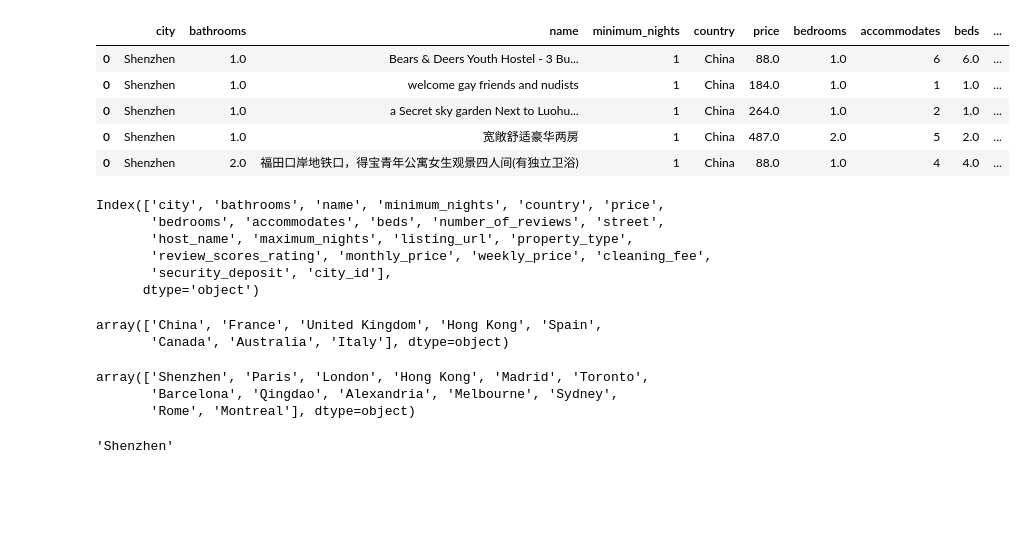
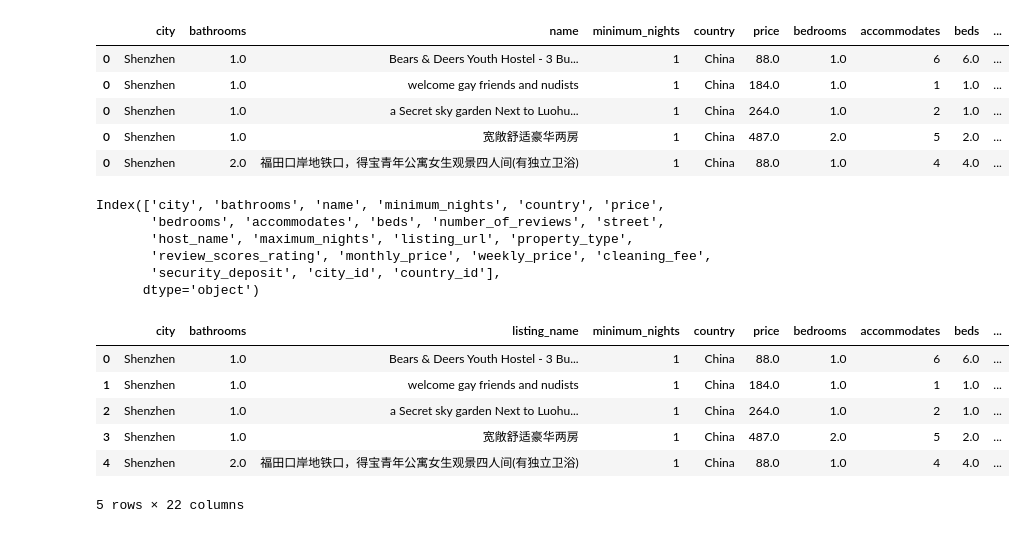
Before and after one commit to Travis-Molnoskey/ETL-Project, a Jupyter notebook: Data_Cleanup.ipynb, the cells around one changed output. Drawn from its saved outputs; the diff is of its cells as text; code cells hidden in the pictures; blank space fills up the shorter version.

```diff
--- a/Data_Cleanup.ipynb
+++ b/Data_Cleanup.ipynb
@@ -83,3 +93,13 @@ listing_df.reset_index(drop=True, inplace = True)
+# %%
+country_list = listing_df.country.unique()
+# %%
+country_id_col=[]
+for w in range(len(country_list)):
+    for t in range(len(listing_df)):
+        if listing_df['country'][t]==country_list[w] :
+            country_id_col.append(w)
+
+listing_df['country_id']=country_id_col
 # %%
 listing_df.columns
 # %% [output]
@@ -87,5 +107,5 @@ Index(['city', 'bathrooms', 'name', 'minimum_nights', 'country', 'price',
        'bedrooms', 'accommodates', 'beds', 'number_of_reviews', 'street',
        'host_name', 'maximum_nights', 'listing_url', 'property_type',
        'review_scores_rating', 'monthly_price', 'weekly_price', 'cleaning_fee',
-       'security_deposit', 'city_id'],
+       'security_deposit', 'city_id', 'country_id'],
       dtype='object')
@@ -100,21 +112,11 @@ listing_df['city_id']=city_id_col
-# %%
-listing_df.country.unique()
-# %% [output]
-array(['China', 'France', 'United Kingdom', 'Hong Kong', 'Spain',
-       'Canada', 'Australia', 'Italy'], dtype=object)
-# %%
-listing_df.city.unique()
-# %% [output]
-array(['Shenzhen', 'Paris', 'London', 'Hong Kong', 'Madrid', 'Toronto',
-       'Barcelona', 'Qingdao', 'Alexandria', 'Melbourne', 'Sydney',
-       'Rome', 'Montreal'], dtype=object)
-# %%
-country_id_col=[]
-for w in range(len(country_list)):
-    for t in range(len(listing_df)):
-        if listing_df['city'][t]==city_list[w] :
-            city_id_col.append(w)
-
-listing_df['city_id']=country_id_col
-# %% [output]
-'Shenzhen'
+# %%
+output_df = listing_df.rename(columns = {'name':'listing_name','street':'location_name','accomodates':'capacity','weekly_price':'price_weekly','monthly_price':'price_monthly','security_deposit':'deposit','review_scores_rating':'review_rating'})
+output_df.head()
+# %% [output]
+|  | city | bathrooms | listing_name | minimum_nights | country | price | bedrooms | accommodates | beds | ... |
+| 0 | Shenzhen | 1.0 | Bears & Deers Youth Hostel - 3 Bu... | 1 | China | 88.0 | 1.0 | 6 | 6.0 | ... |
+| 1 | Shenzhen | 1.0 | welcome gay friends and nudists | 1 | China | 184.0 | 1.0 | 1 | 1.0 | ... |
+| 2 | Shenzhen | 1.0 | a Secret sky garden Next to Luohu... | 1 | China | 264.0 | 1.0 | 2 | 1.0 | ... |
+| 3 | Shenzhen | 1.0 | 宽敞舒适豪华两房 | 1 | China | 487.0 | 2.0 | 5 | 2.0 | ... |
+| 4 | Shenzhen | 2.0 | 福田口岸地铁口，得宝青年公寓女生观景四人间(有独立卫浴) | 1 | China | 88.0 | 1.0 | 4 | 4.0 | ... |
+5 rows × 22 columns
```
Also changed, not shown: parts of 35 cells of this notebook, 5 other files.
